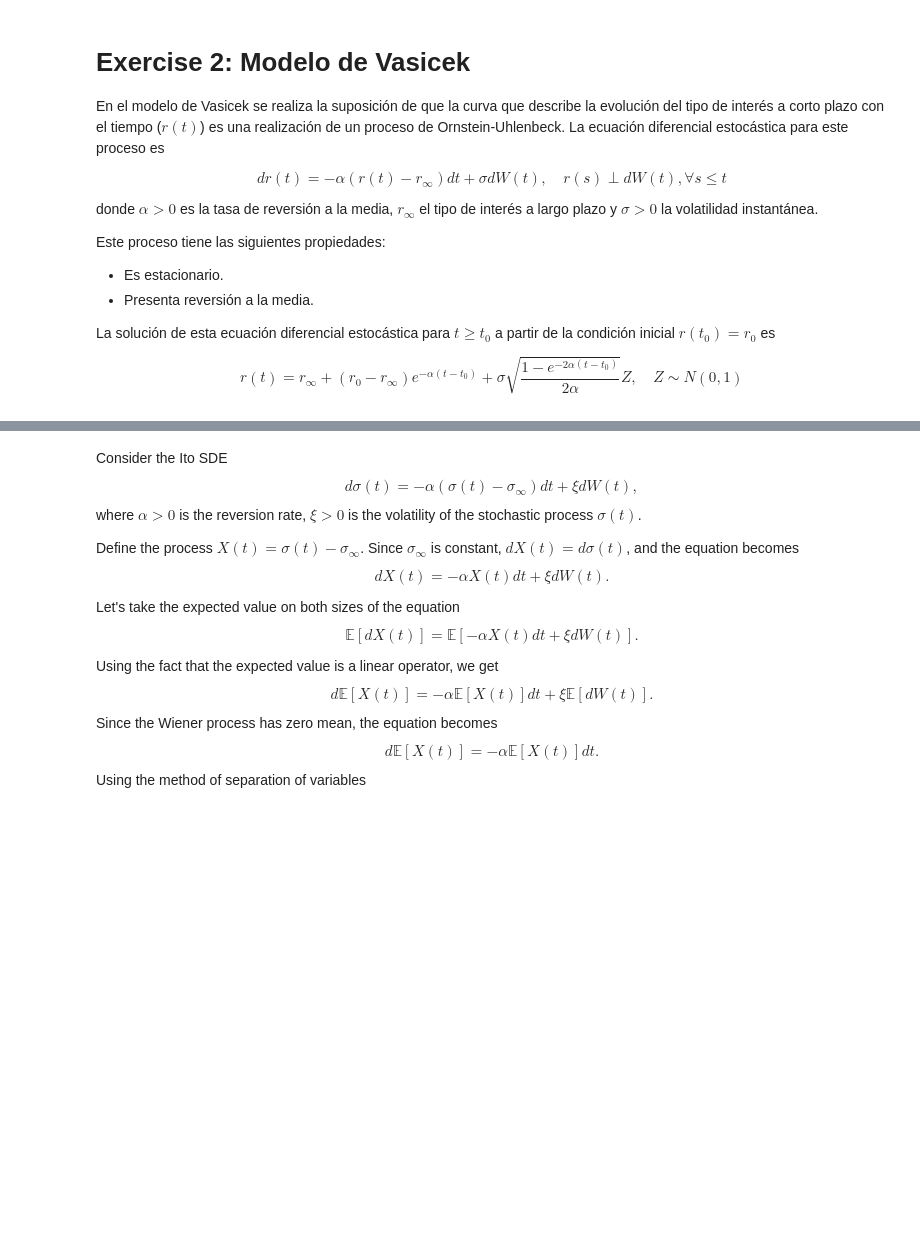
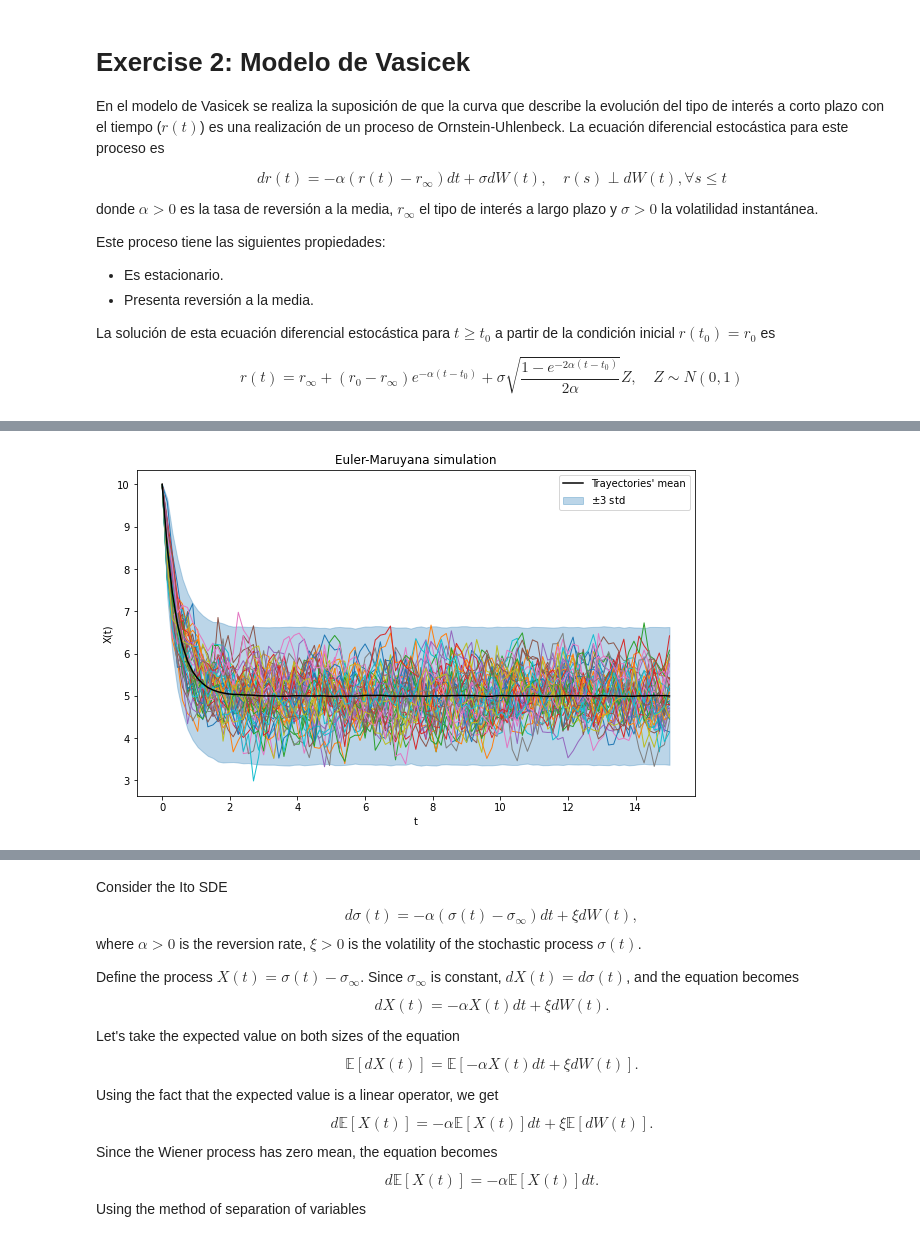
Before and after one commit to Ocete/mcd-pe-continuo, a Jupyter notebook: Examen 2021 Dreji/examen_ordinaria_PE_2021_2022.ipynb, the cells around one changed output, grey strips where cells are left out. Drawn from its saved outputs; the diff is of its cells as text; code cells hidden in the pictures; blank space fills up the shorter version.

```diff
--- a/Examen 2021 Dreji/examen_ordinaria_PE_2021_2022.ipynb
+++ b/Examen 2021 Dreji/examen_ordinaria_PE_2021_2022.ipynb
@@ -370,0 +459,23 @@ Por otro lado, la forma más sencilla de calcular la covarianza es utilizar la c
+# %%
+t0 = 0.0
+x0 = 10.0 # r0
+alpha = 2.0 # Como alfa no esta definido, entendemos alfa = tau_alfa
+T = 15.0
+r_inf = 5.0
+M = 10000
+N = 100
+sigma = 1 # no definido, damos este valor por defecto
+
+def a(t,x): return -alpha*(x - r_inf)
+def b(t,x): return sigma
+
+t, X_euler = sde.euler_maruyana(t0, x0, T, a, b, M, N)
+
+stoch.plot_trajectories(t, X_euler, max_trajectories=50, fig_num=1)
+sde.subplot_mean_and_std(t, np.mean(X_euler, axis=0),
+                         3*np.std(X_euler, axis=0),
+                         color='black')
+plt.legend(['Trayectories\' mean', '$\pm$3 std'])
+_ = plt.title('Euler-Maruyana simulation')
+# %% [output]
+[figure, added]
```
Also changed, not shown: parts of 12 cells of this notebook.
